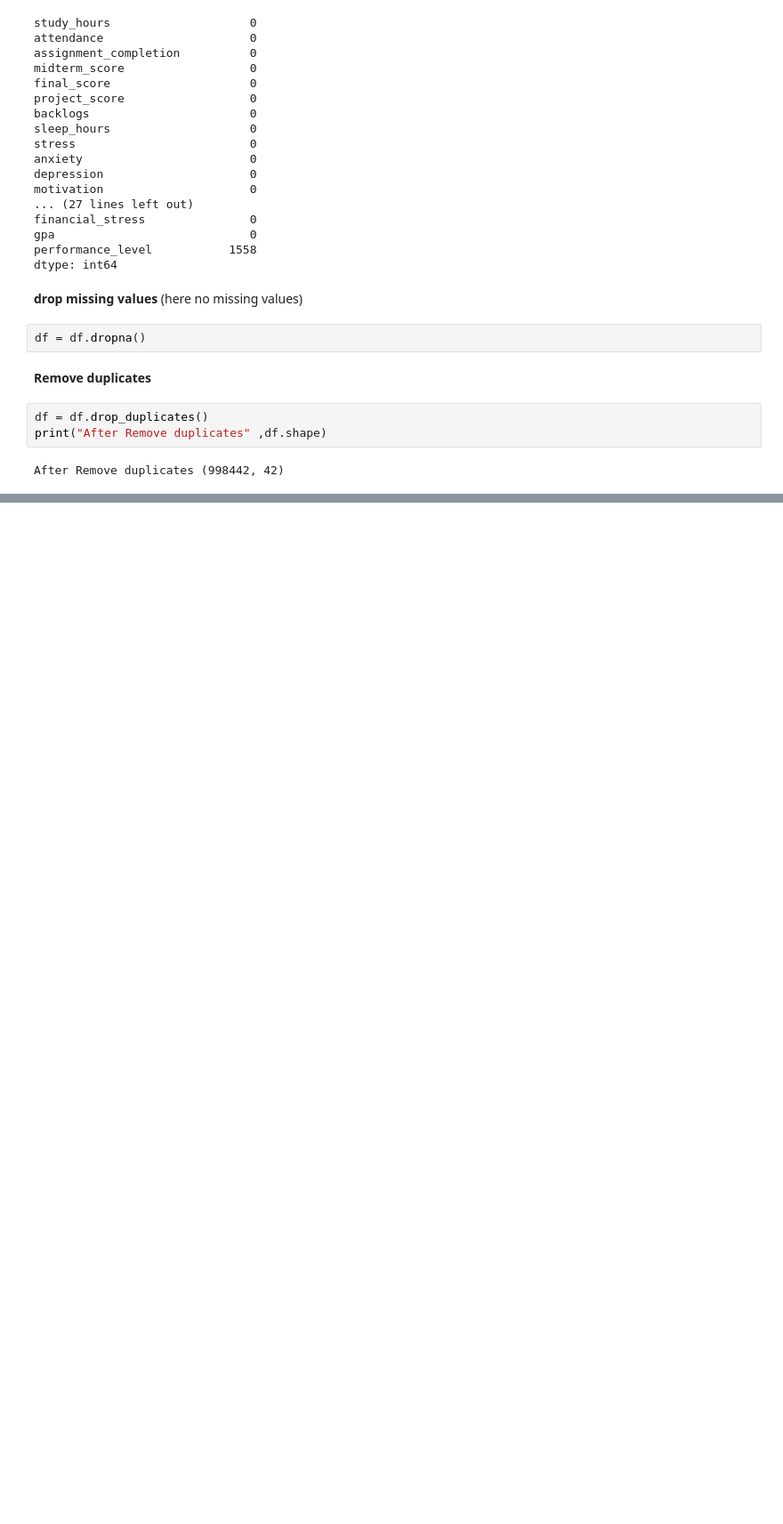
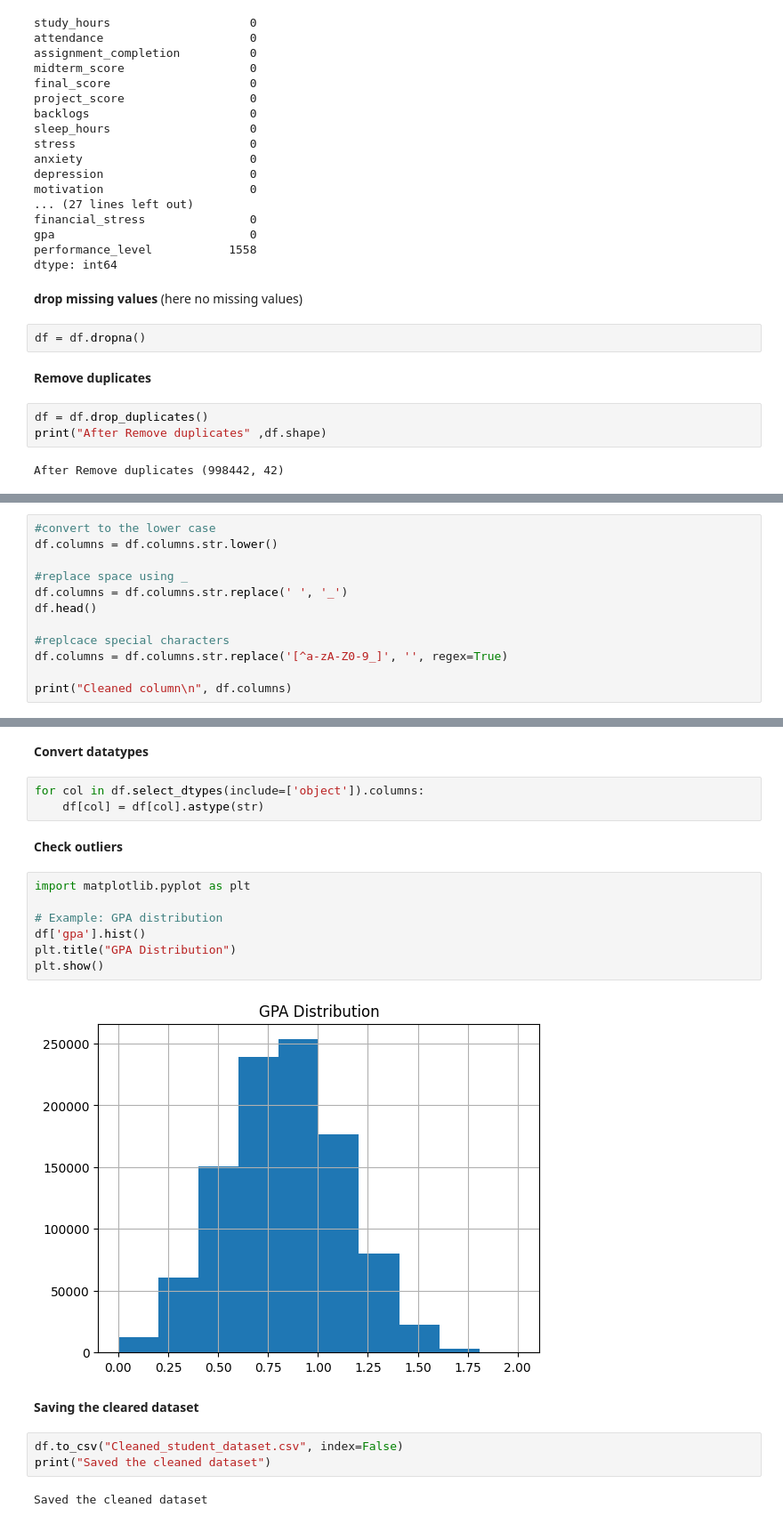
Before and after one commit to lahirua-madhusanka/data_warehouse_coursework, a Jupyter notebook: dw_cw.ipynb, the cells around one changed output, grey strips where cells are left out. Shown at 89% size. Saved outputs shown, nothing was run; the diff lists cells and outputs as text; blank space fills up the shorter version.

```diff
--- a/dw_cw.ipynb
+++ b/dw_cw.ipynb
@@ -101,0 +104,12 @@ After Remove duplicates (998442, 42)
+# %%
+#convert to the lower case
+df.columns = df.columns.str.lower()
+
+#replace space using _
+df.columns = df.columns.str.replace(' ', '_')
+df.head()
+
+#replcace special characters
+df.columns = df.columns.str.replace('[^a-zA-Z0-9_]', '', regex=True)
+
+print("Cleaned column\n", df.columns)
@@ -101,0 +131,23 @@ After Remove duplicates (998442, 42)
+# %% [markdown]
+**Convert datatypes**
+# %%
+for col in df.select_dtypes(include=['object']).columns:
+    df[col] = df[col].astype(str)
+# %% [markdown]
+**Check outliers**
+# %%
+import matplotlib.pyplot as plt
+
+# Example: GPA distribution
+df['gpa'].hist()
+plt.title("GPA Distribution")
+plt.show()
+# %% [output]
+[figure, added]
+# %% [markdown]
+**Saving the cleared dataset**
+# %%
+df.to_csv("Cleaned_student_dataset.csv", index=False)
+print("Saved the cleaned dataset")
+# %% [output]
+Saved the cleaned dataset
```
Also changed, not shown: parts of 2 cells of this notebook.
